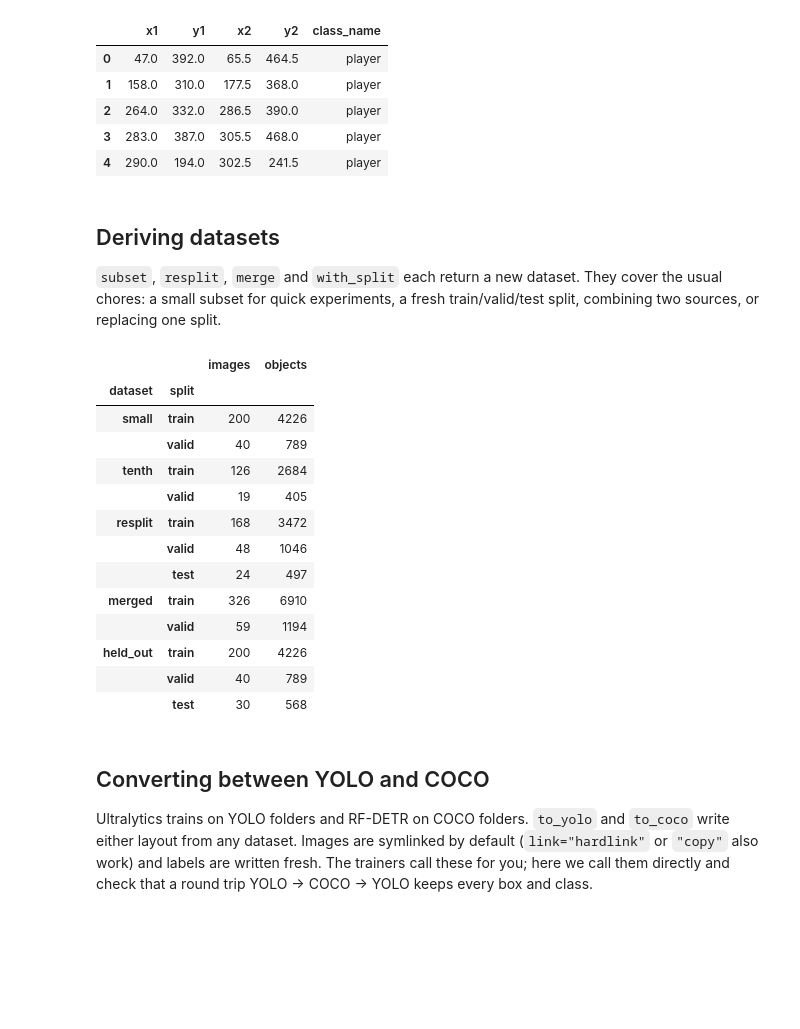
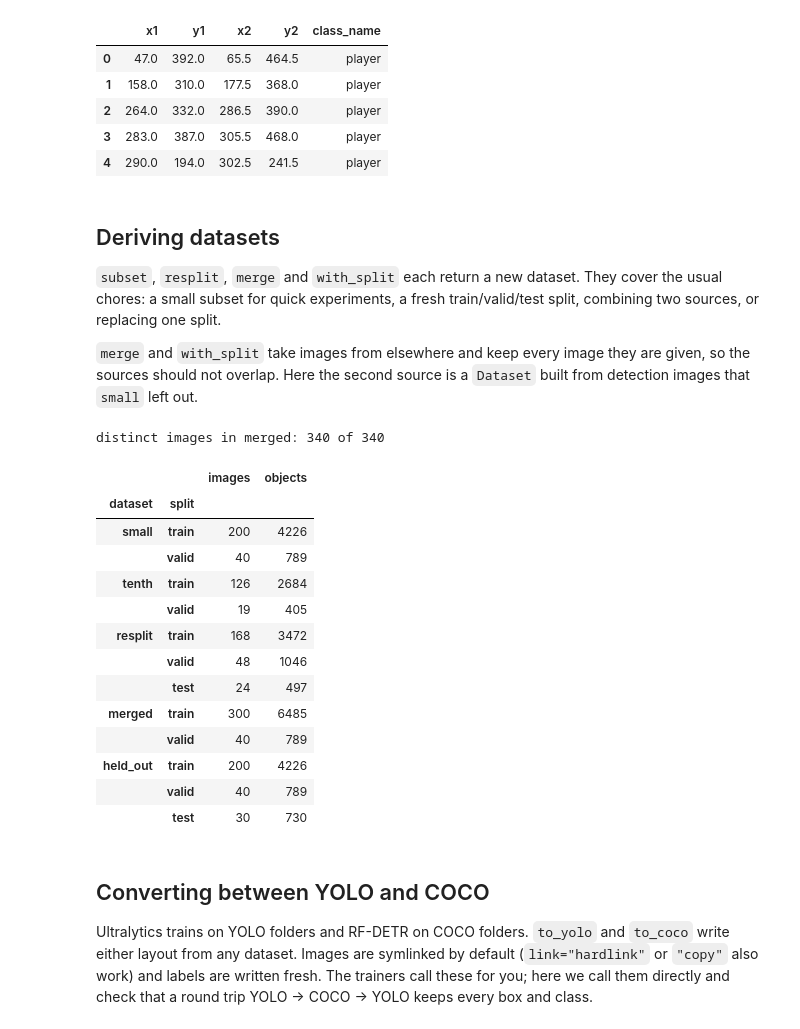
Before and after one commit to RedHot099/TactiFootVision, a Jupyter notebook: notebooks/01_data.ipynb, the cells around one changed output. Drawn from its saved outputs; the diff is of its cells as text; code cells hidden in the pictures; blank space fills up the shorter version.

```diff
--- a/notebooks/01_data.ipynb
+++ b/notebooks/01_data.ipynb
@@ -85,41 +85,60 @@ objects: 18
 `subset`, `resplit`, `merge` and `with_split` each return a new dataset. They
 cover the usual chores: a small subset for quick experiments, a fresh
 train/valid/test split, combining two sources, or replacing one split.
+
+`merge` and `with_split` take images from elsewhere and keep every image they
+are given, so the sources should not overlap. Here the second source is a
+`Dataset` built from detection images that `small` left out.
 # %%
 small = detection.subset({"train": 200, "valid": 40}, seed=0)  # counts per split
 tenth = detection.subset(0.1, seed=0)  # a fraction of every split
 resplit = small.resplit(train=0.7, valid=0.2, test=0.1, seed=0)  # pool and split again
-merged = small.merge(tenth)  # same classes required
-held_out = small.with_split("test", detection.subset(30, seed=1)["valid"])
 
+in_small = {s.image_path for s in small}
+unused = {
+    split: [s for s in detection[split] if s.image_path not in in_small]
+    for split in ("train", "valid")
+}
+extra = tv.data.Dataset(
+    detection.task, detection.class_names, {"train": unused["train"][:100]}
+)
+merged = small.merge(extra)  # same classes required
+held_out = small.with_split(
+    "test", unused["valid"][:30]
+)  # a test split small has not seen
+
+print(
+    "distinct images in merged:", len({s.image_path for s in merged}), "of", len(merged)
+)
 pd.concat(
     {
         name: ds.summary()[["images", "objects"]]
         for name, ds in {
             "small": small,
             "tenth": tenth,
             "resplit": resplit,
             "merged": merged,
             "held_out": held_out,
         }.items()
     },
     names=["dataset"],
 )
 # %% [output]
+distinct images in merged: 340 of 340
 |  |  | images | objects |
 | dataset | split |  |  |
 | small | train | 200 | 4226 |
 |  | valid | 40 | 789 |
 | tenth | train | 126 | 2684 |
 |  | valid | 19 | 405 |
 | resplit | train | 168 | 3472 |
 |  | valid | 48 | 1046 |
 |  | test | 24 | 497 |
-| merged | train | 326 | 6910 |
-|  | valid | 59 | 1194 |
+| merged | train | 300 | 6485 |
+|  | valid | 40 | 789 |
 | held_out | train | 200 | 4226 |
 |  | valid | 40 | 789 |
-|  | test | 30 | 568 |
+|  | test | 30 | 730 |
 # %% [markdown]
 ## Converting between YOLO and COCO
 
```
Also changed, not shown: parts of 2 cells of this notebook, 34 other files.
